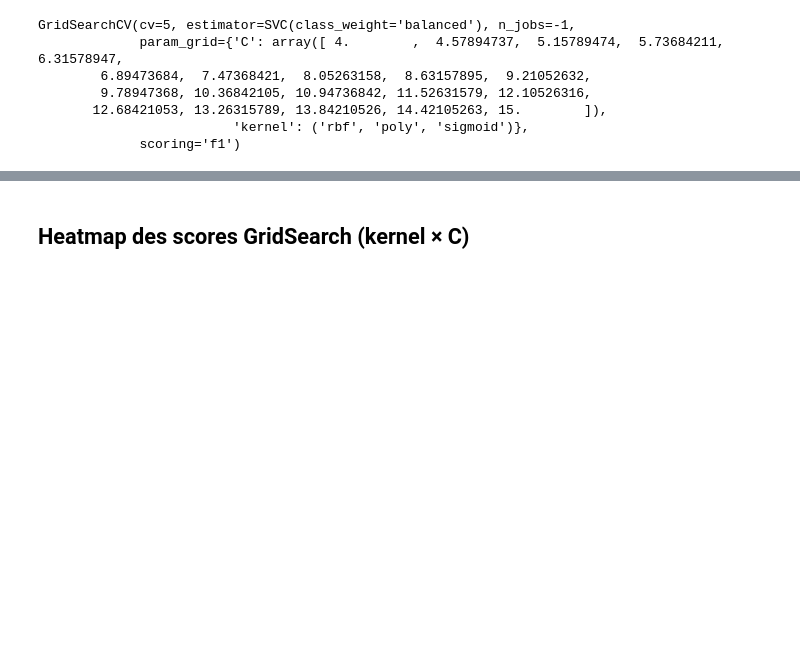
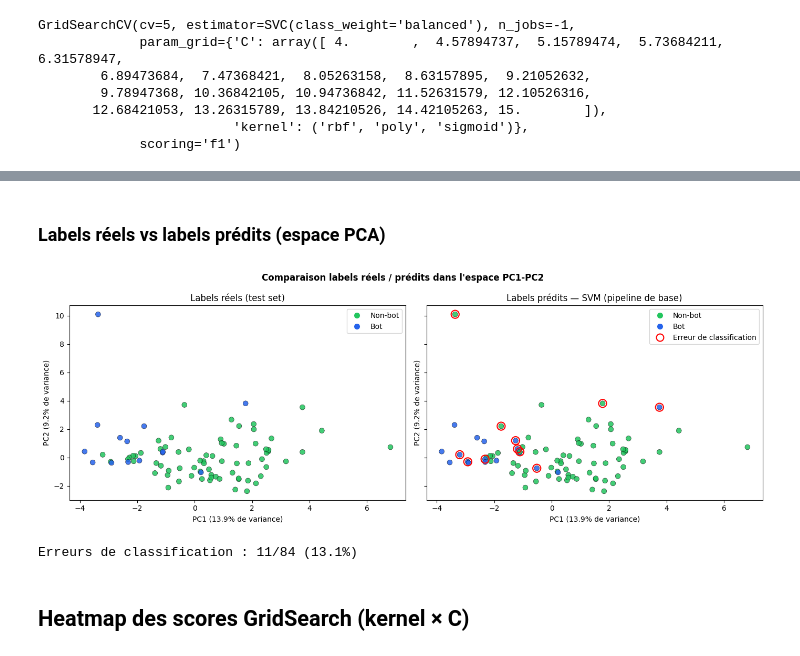
Before and after one commit to malcolm-a/if29-twitter-analysis, a Jupyter notebook: src/ml/supervised/SVM.ipynb, the cells around one changed output, grey strips where cells are left out. Drawn from its saved outputs; the diff is of its cells as text; code cells hidden in the pictures; blank space fills up the shorter version.

```diff
--- a/src/ml/supervised/SVM.ipynb
+++ b/src/ml/supervised/SVM.ipynb
@@ -385,3 +431,51 @@ AUC : 0.9327
+# %% [markdown]
+### Labels réels vs labels prédits (espace PCA)
+# %%
+fig, axes = plt.subplots(1, 2, figsize=(14, 5), sharey=True)
+
+color_actual = np.where(y_test == 1, "#2563eb", "#22c55e")
+color_pred   = np.where(y_pred == 1, "#2563eb", "#22c55e")
+
+legend_handles = [
+    plt.Line2D([0], [0], marker='o', color='w', markerfacecolor='#22c55e', markersize=9, label='Non-bot'),
+    plt.Line2D([0], [0], marker='o', color='w', markerfacecolor='#2563eb', markersize=9, label='Bot'),
+]
+
+for ax, colors, title in zip(
+    axes,
+    [color_actual, color_pred],
+    ["Labels réels (test set)", "Labels prédits — SVM (pipeline de base)"]
+):
+    ax.scatter(X_test_pca[:, 0], X_test_pca[:, 1],
+               c=colors, edgecolors='k', linewidths=0.4, s=50, alpha=0.85)
+    ax.set_xlabel(f"PC1 ({explained_ratio[0]:.1%} de variance)")
+    ax.set_ylabel(f"PC2 ({explained_ratio[1]:.1%} de variance)")
+    ax.set_title(title)
+    ax.legend(handles=legend_handles, loc="upper right")
+
+# Mettre en évidence les erreurs de classification
+errors = y_test != y_pred
+ax_pred = axes[1]
+ax_pred.scatter(
+    X_test_pca[errors, 0], X_test_pca[errors, 1],
+    s=120, facecolors='none', edgecolors='red', linewidths=1.5,
+    label='Erreur de classification', zorder=5
+)
+ax_pred.legend(handles=legend_handles + [
+    plt.Line2D([0], [0], marker='o', color='w', markerfacecolor='none',
+               markeredgecolor='red', markeredgewidth=1.5, markersize=10,
+               label='Erreur de classification')
+], loc="upper right")
+
+plt.suptitle("Comparaison labels réels / prédits dans l'espace PC1-PC2", fontsize=12, fontweight='bold')
+plt.tight_layout()
+plt.show()
+
+n_errors = errors.sum()
+print(f"Erreurs de classification : {n_errors}/{len(y_test)} ({n_errors/len(y_test):.1%})")
+# %% [output]
+[figure, added]
+Erreurs de classification : 11/84 (13.1%)
 # %% [markdown]
 ## Heatmap des scores GridSearch (kernel × C)
 # %%
```
Also changed, not shown: parts of 24 cells of this notebook, 5 other files.
